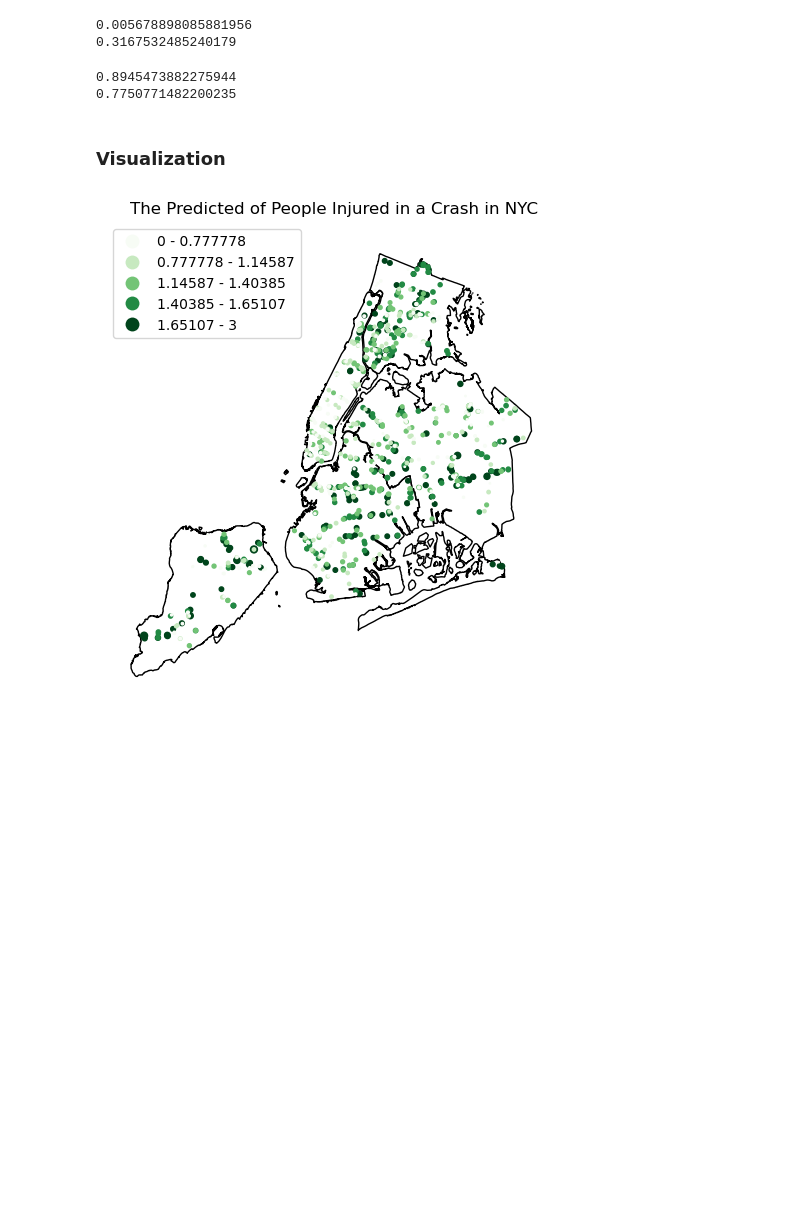
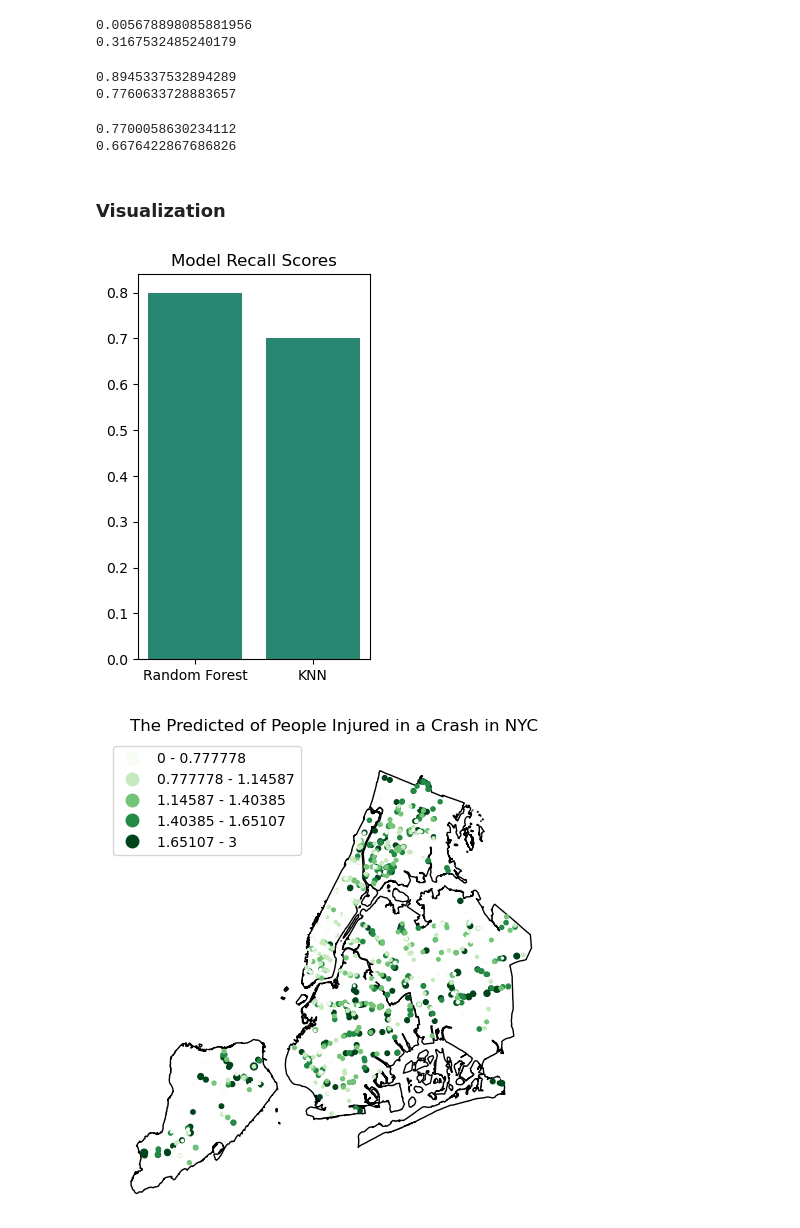
Before and after one commit to aj-cooke/NYC-Traffic-Accidents, a Jupyter notebook: collision_modeling_injuries.ipynb, the cells around one changed output. Cells and saved outputs as stored; diff of their text form; code cells hidden in the pictures; blank space fills up the shorter version.

Commit message:
collision injuries model

```diff
--- a/collision_model_injuries.ipynb
+++ b/collision_modeling_injuries.ipynb
@@ -127,11 +106,37 @@ rf = ensemble.RandomForestClassifier()
 rf.fit(X_train, y_train)
 print(rf.score(X_train, y_train))
 print(rf.score(X_test, y_test))
+y_pred = rf.predict(X_test)
+rf_recall = metrics.recall_score(y_test, y_pred, average='macro')
 # %% [output]
-0.8945473882275944
-0.7750771482200235
+0.8945337532894289
+0.7760633728883657
+# %%
+# KNN
+knn = neighbors.KNeighborsClassifier()
+knn.fit(X_train, y_train)
+print(knn.score(X_train, y_train))
+print(knn.score(X_test, y_test))
+y_pred = knn.predict(X_test)
+knn_recall = metrics.recall_score(y_test, y_pred, average='macro')
+# %% [output]
+0.7700058630234112
+0.6676422867686826
 # %% [markdown]
 ### Visualization
+# %%
+recall_scores = pd.DataFrame(columns=('Model', 'Score'))
+recall_scores.loc[0] = 'Random Forest', round(rf_recall, 2)
+recall_scores.loc[1] = 'KNN', round(knn_recall, 2)
+
+plt.rcParams["figure.figsize"] = (3, 5)
+plt.bar(recall_scores['Model'], recall_scores['Score'], color ='#288671')
+title = 'Model Recall Scores'
+plt.title(title)
+
+plt.savefig('report_and_slides/pics/' + title + '.jpg')
+# %% [output]
+[figure, added]
 # %%
 # predicted injuries
 y_pred = rf.predict(X)
```
Also changed, not shown: parts of 2 cells of this notebook, 3 other files.
